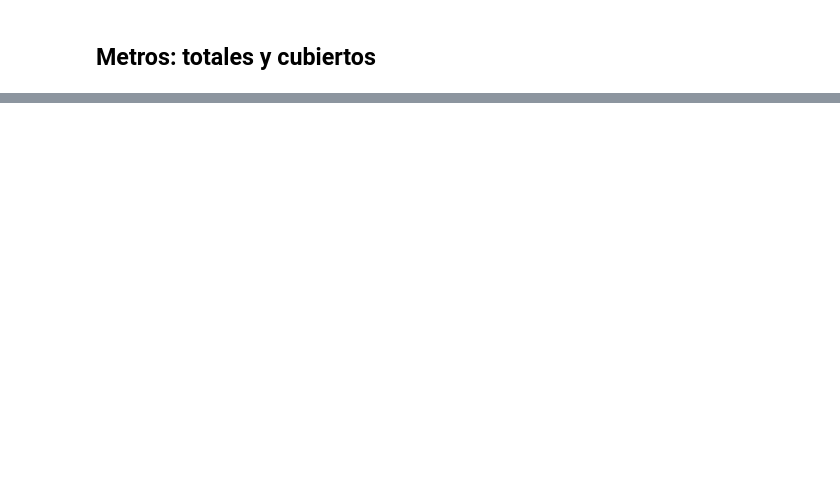
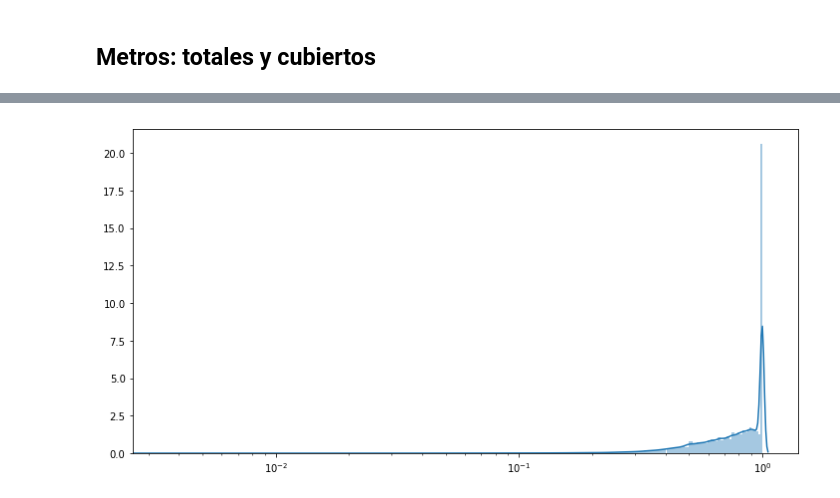
Before and after one commit to rozanecm/7506_2c2019_tp1, a Jupyter notebook: notebooks/basic general analysis by rozanecm.ipynb, the cells around one changed output, grey strips where cells are left out. Drawn from its saved outputs; the diff is of its cells as text; code cells hidden in the pictures; blank space fills up the shorter version.

```diff
--- a/notebooks/basic general analysis by rozanecm.ipynb
+++ b/notebooks/basic general analysis by rozanecm.ipynb
@@ -337,0 +375,4 @@ df['metrostotales'].hist()
+# %%
+density_plot(df=df.loc[df['ratio_metros_totales_cubiertos'] <= 1], column='ratio_metros_totales_cubiertos', log=True)
+# %% [output]
+[figure, added]
```
Also changed, not shown: parts of 28 cells of this notebook.
